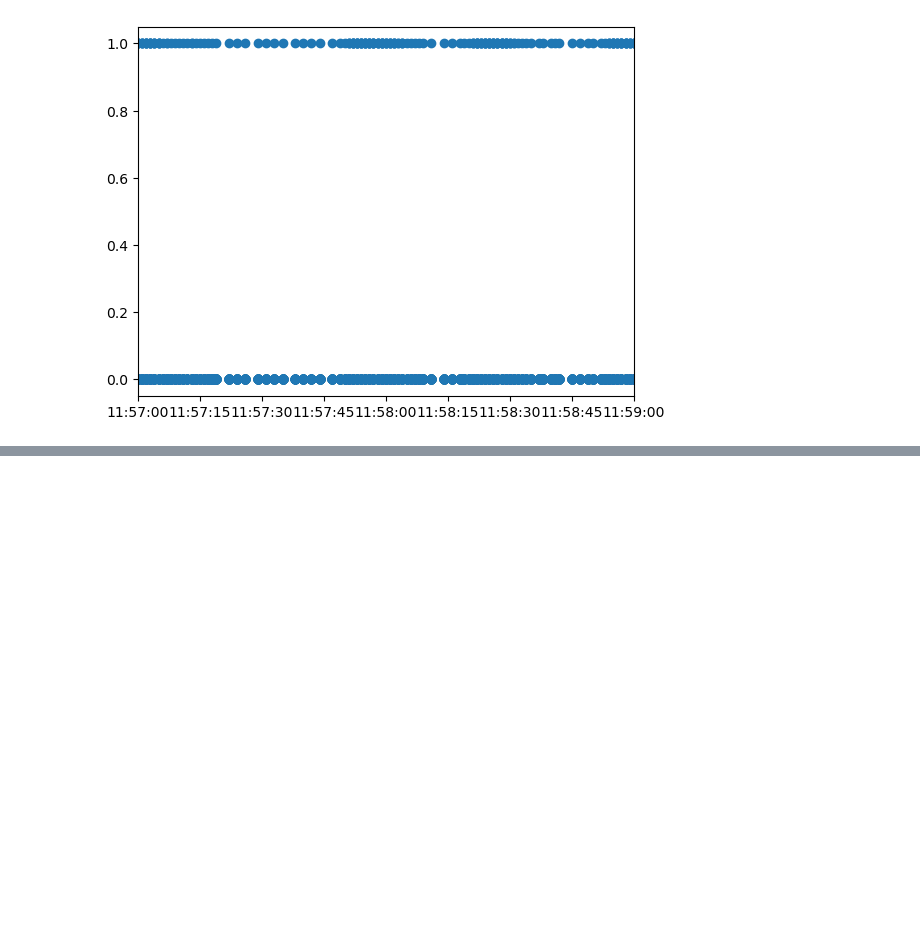
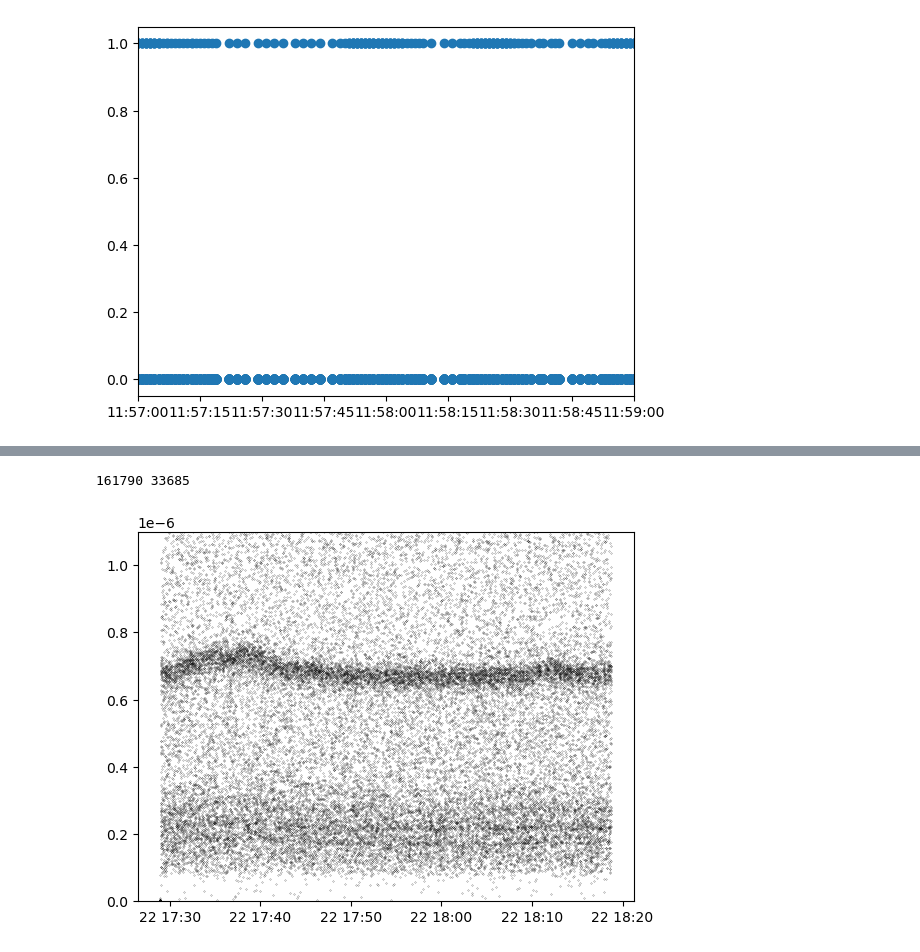
Before and after one commit to villano-lab/R76Analysis, a Jupyter notebook: Tutorial_Replication.ipynb, the cells around one changed output, grey strips where cells are left out. Saved outputs shown, nothing was run; the diff lists cells and outputs as text; code cells hidden in the pictures; blank space fills up the shorter version.

```diff
--- a/Tutorial_Replication.ipynb
+++ b/Tutorial_Replication.ipynb
@@ -64,0 +75,29 @@ plt.show()
+# %%
+nentries = np.zeros(10); timestart = np.zeros(10); timeend = np.zeros(10);
+crand = []; ctime0 = []; cam = []; cgoodwalk = []; notcrand = []
+for i,x in enumerate(z):
+    nentries[i] = x.shape[0]
+    timestart[i] = e[i]['EventTime'].array[0]
+    timeend[i] = e[i]['EventTime'].array[-1]
+    crand.append(z[i]['EventCategory'])
+    notcrand.append(z[i]['EventCategory']!=1)
+    ctime0.append(z[i].index > 60000)
+    cam.append(z[i]['PFOFamps']/z[i]['PTOFamps']>0.21)
+    cgoodwalk.append((z[i]['PCWKr20'] > 0.25e-3)
+                     & (z[i]['PCWKr20']<0.5e-3)
+                     & (z[i]['PDWKr20']>0.25e-3)
+                     & (z[i]['PDWKr20']<0.5e-3)
+                     & (z[i]['PEWKr20']>0.25e-3)
+                     & (z[i]['PEWKr20']<0.5e-3))
+timesec = timeend - timestart
+# %%
+#print(len(notcrand[0]),len(cam[0]))
+print(len(z[0]['PTOFamps']),len(z[0]['PTOFamps'][notcrand[0] & cam[0]]))
+timestamps = [dt.datetime.fromtimestamp(x) for x in z[0]['EventTime'].values[notcrand[0] & cam[0]]]
+plt.scatter(timestamps,z[0]['PTOFamps'][notcrand[0] & cam[0]],marker='.',s=0.1,color='k')
+
+plt.ylim(0,1.1e-6)
+plt.show()
+# %% [output]
+161790 33685
+[figure, added]
```
Also changed, not shown: parts of 3 cells of this notebook.
